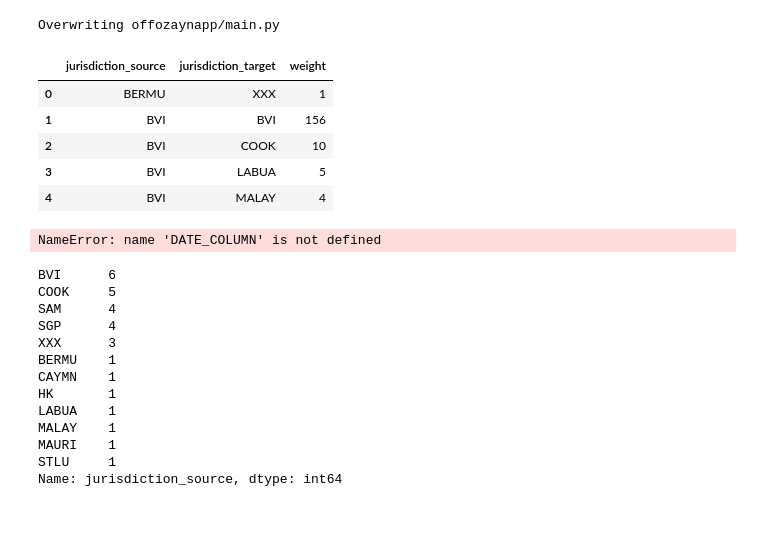
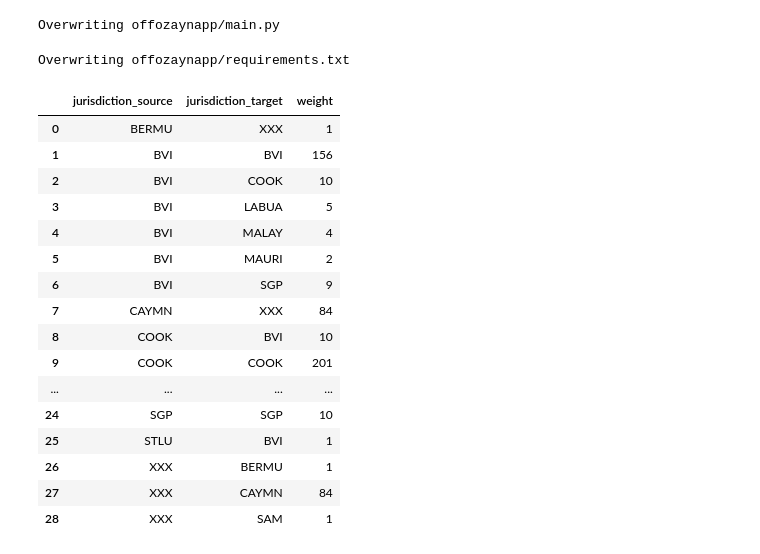
Before and after one commit to ozayn/Capstone_project_GA, a Jupyter notebook: offozaynapp/notes.ipynb, the cells around one changed output. Drawn from its saved outputs; the diff is of its cells as text; code cells hidden in the pictures; blank space fills up the shorter version.

```diff
--- a/offozaynapp/notes.ipynb
+++ b/offozaynapp/notes.ipynb
@@ -115,2 +176,10 @@ if st.checkbox('Show Latitude & Longitude data'):
 # %% [output]
 Overwriting offozaynapp/main.py
+# %%
+%%writefile offozaynapp/requirements.txt
+
+graphviz
+pydot
+openpyxl
+# %% [output]
+Overwriting offozaynapp/requirements.txt
@@ -118,40 +189,30 @@ Overwriting offozaynapp/main.py
 import pandas as pd
 
 
-orig_url = 'https://drive.google.com/file/d/10eXidO511doY2M7dLQMZE00lGSVu_Vez/view?usp=sharing'
+orig_url = 'https://docs.google.com/spreadsheets/d/10qMx2LXQkjOMX_lB2LHWVi8OzI_-HaN0/edit?usp=sharing&ouid=111709418728007906825&rtpof=true&sd=true'
 file_id = orig_url.split('/')[-2]
 dwn_url='https://drive.google.com/uc?export=download&id=' + file_id
 
-data = pd.read_csv(dwn_url)
-data.head()
+
+xls = pd.ExcelFile(dwn_url)
+df1 = pd.read_excel(xls, 'jurisdiction')
-# %% [output]
-|  | jurisdiction_source | jurisdiction_target | weight |
-| 0 | BERMU | XXX | 1 |
-| 1 | BVI | BVI | 156 |
-| 2 | BVI | COOK | 10 |
-| 3 | BVI | LABUA | 5 |
-| 4 | BVI | MALAY | 4 |
-# %%
-import numpy as np
-hist_values = np.histogram(
-    data[DATE_COLUMN].dt.hour, bins=24, range=(0,24))[0]
-
-st.bar_chart(hist_values)
-# %% [output]
-NameError: name 'DATE_COLUMN' is not defined
 # %%
-data['jurisdiction_source'].value_counts()
+df1
 # %% [output]
-BVI      6
-COOK     5
-SAM      4
-SGP      4
-XXX      3
-BERMU    1
-CAYMN    1
-HK       1
-LABUA    1
-MALAY    1
-MAURI    1
-STLU     1
-Name: jurisdiction_source, dtype: int64
+|  | jurisdiction_source | jurisdiction_target | weight |
+| 0 | BERMU | XXX | 1 |
+| 1 | BVI | BVI | 156 |
+| 2 | BVI | COOK | 10 |
+| 3 | BVI | LABUA | 5 |
+| 4 | BVI | MALAY | 4 |
+| 5 | BVI | MAURI | 2 |
+| 6 | BVI | SGP | 9 |
+| 7 | CAYMN | XXX | 84 |
+| 8 | COOK | BVI | 10 |
+| 9 | COOK | COOK | 201 |
+| ... | ... | ... | ... |
+| 24 | SGP | SGP | 10 |
+| 25 | STLU | BVI | 1 |
+| 26 | XXX | BERMU | 1 |
+| 27 | XXX | CAYMN | 84 |
+| 28 | XXX | SAM | 1 |
```
Also changed, not shown: parts of 12 cells of this notebook, 8 other files.
